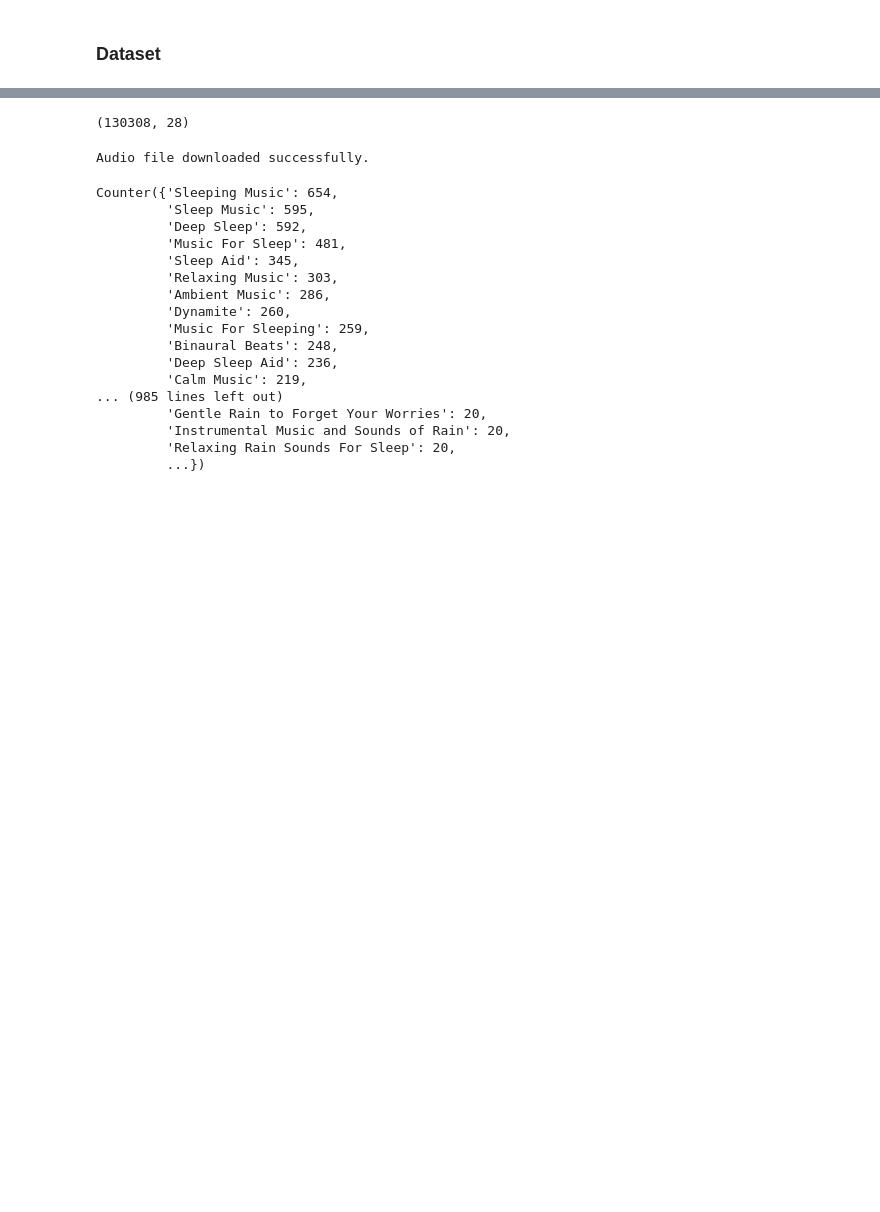
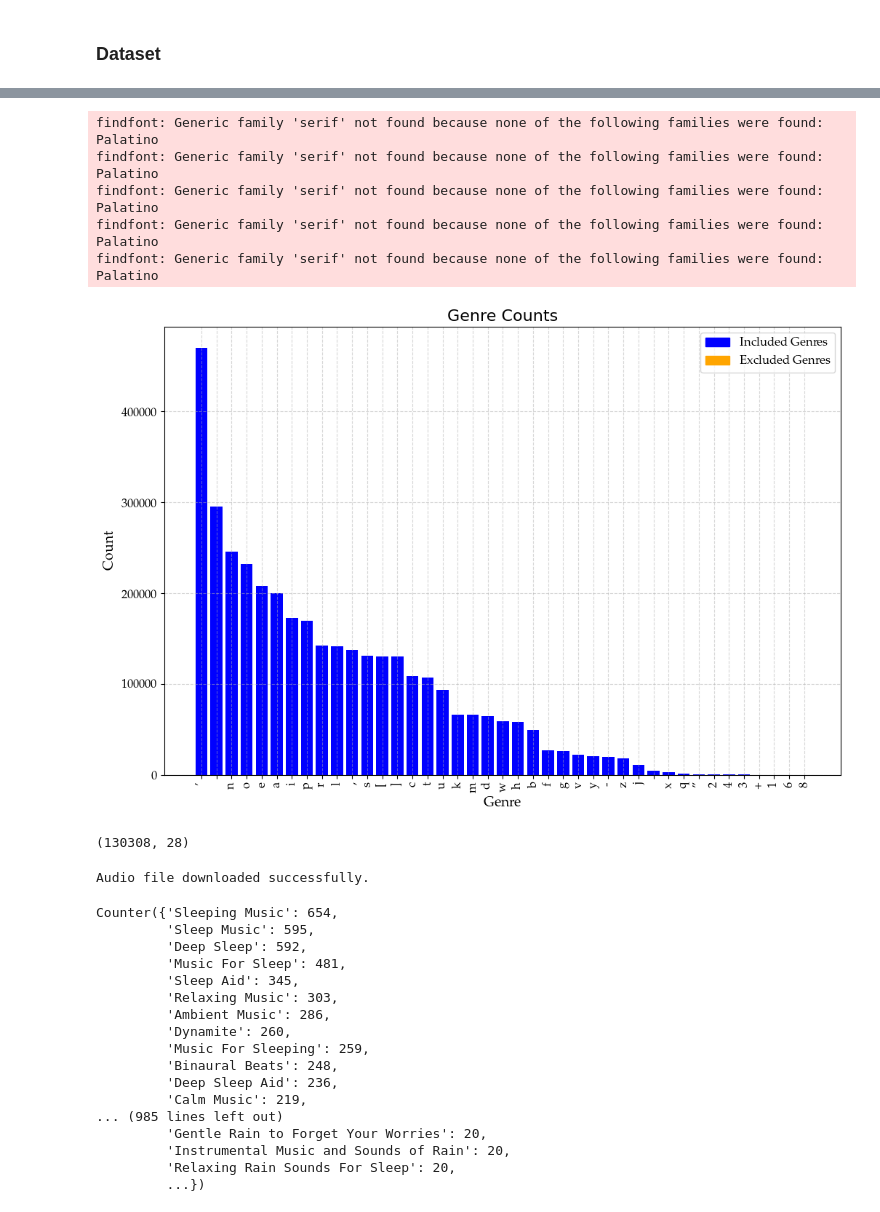
Before and after one commit to timohromadka/gen_music, a Jupyter notebook: testing.ipynb, the cells around one changed output, grey strips where cells are left out. Saved outputs shown, nothing was run; the diff lists cells and outputs as text; code cells hidden in the pictures; blank space fills up the shorter version.

```diff
--- a/testing.ipynb
+++ b/testing.ipynb
@@ -15,0 +54,13 @@ spd = spd.drop_duplicates(subset='TrackID', keep='first')
+# %%
+import ast
+
+spd = pd.read_csv('data/Sleep_FullDataset_withDuplicates.csv')
+spd = spd.drop_duplicates(subset='TrackID', keep='first')
+
+def safe_literal_eval(val):
+        try:
+            return ast.literal_eval(val)
+        except (ValueError, SyntaxError):
+            return ['unknown']  # or you can return an empty list or any default value
+
+spd['Genres'] = spd['Genres'].apply(safe_literal_eval)
@@ -15,0 +202,14 @@ spd = spd.drop_duplicates(subset='TrackID', keep='first')
+# %%
+import pandas as pd
+import matplotlib.pyplot as plt
+from collections import Counter
+import ast
+
+def safe_literal_eval(val):
+    try:
+        return ast.literal_eval(val)
+    except (ValueError, SyntaxError):
+        return None  # or you can return an empty list or any default value
+
+
+spd['Genres'] = spd['Genres'].apply(safe_literal_eval)
@@ -16,3 +262,14 @@ spd = spd.drop_duplicates(subset='TrackID', keep='first')
+# %%
+excluded_genres = ['punk', 'funk', 'alternative', 'metal', 'electronic', 'house', 'r&b', 'rock', 'rap', 'pop', 'hip hop']
+
+plot_genre_counts(spd, excluded_genres)
+# %% [output]
+findfont: Generic family 'serif' not found because none of the following families were found: Palatino
+findfont: Generic family 'serif' not found because none of the following families were found: Palatino
+findfont: Generic family 'serif' not found because none of the following families were found: Palatino
+findfont: Generic family 'serif' not found because none of the following families were found: Palatino
+findfont: Generic family 'serif' not found because none of the following families were found: Palatino
+[figure, added]
 # %%
 spd.shape
 # %% [output]
```
Also changed, not shown: parts of 8 cells of this notebook.
